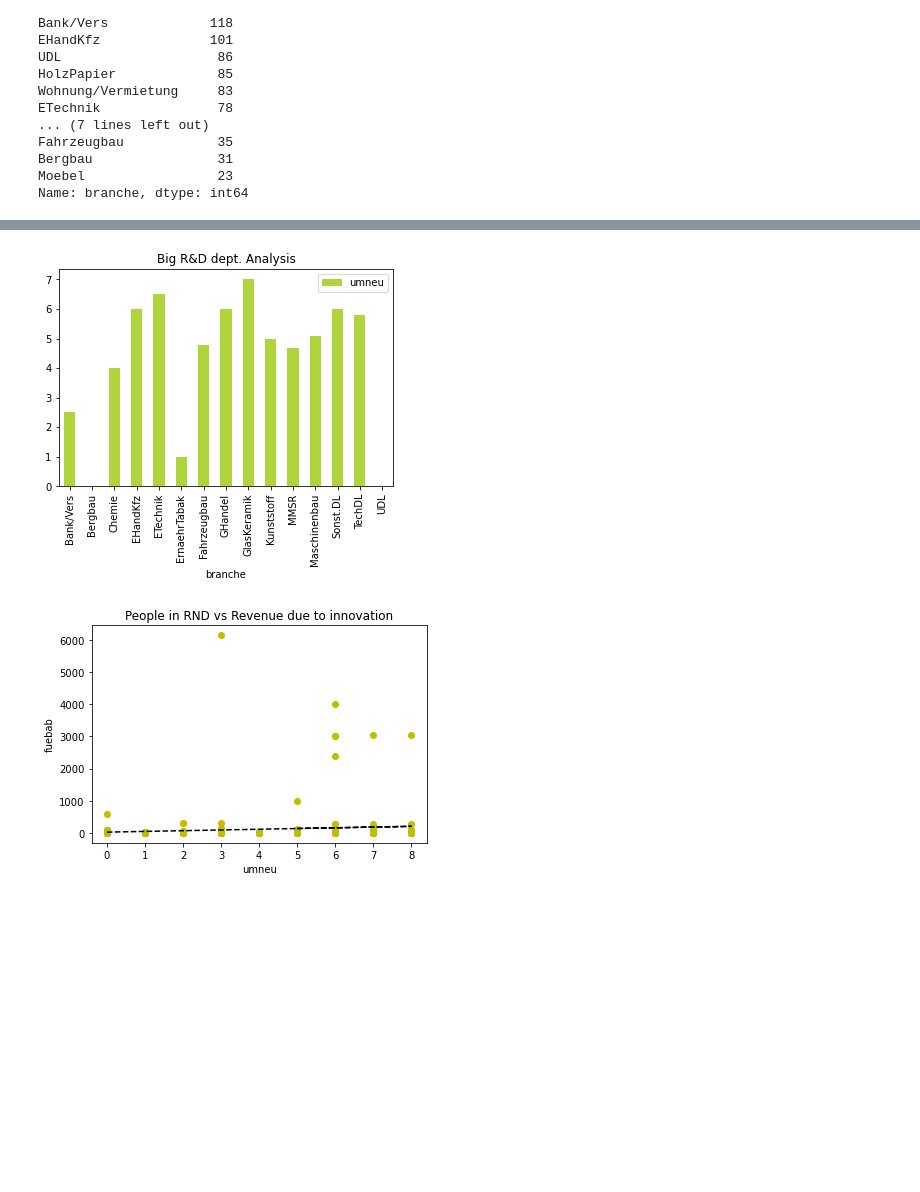
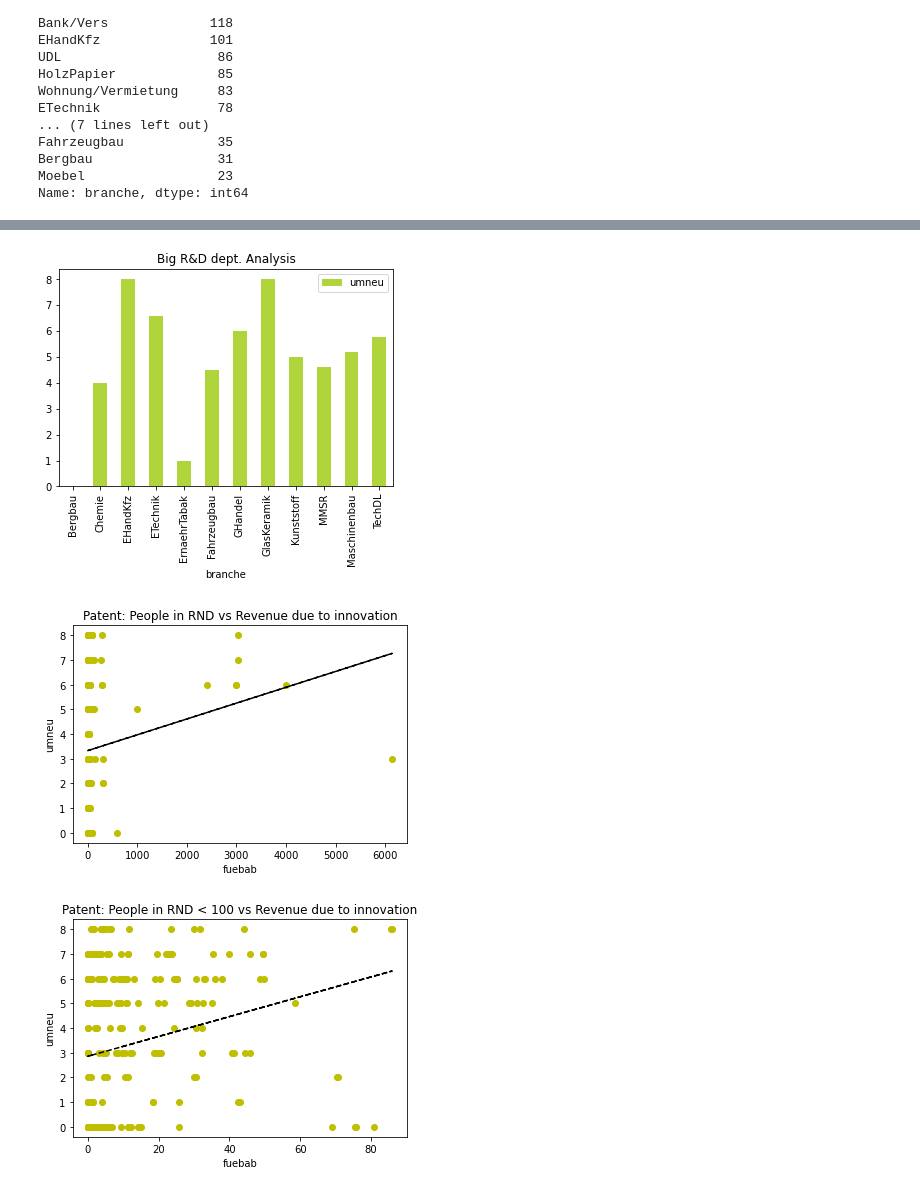
Before and after one commit to limarizon/Economics-and-Innovation-of-IP-Practica, a Jupyter notebook: script.ipynb, the cells around one changed output, grey strips where cells are left out. Saved outputs shown, nothing was run; the diff lists cells and outputs as text; code cells hidden in the pictures; blank space fills up the shorter version.

Commit message:
Completed the addition of RND personnel to all data

```diff
--- a/script.ipynb
+++ b/script.ipynb
@@ -385,26 +365,23 @@ dfCommon = dfCommon.replace(['x=0','0<x<5','5<=x<10','10<=x<15','15<=x<20',
                                            '20<=x<30','30<=x<50', '50<=x<75', '75<=x<=100'],
                                           [0,1,2,3,4,5,6,7,8])
 dfCommon = dfCommon.loc[dfCommon['schutz1']=='ja']
+dfCommonPat = dfCommon
 dfCommon['branche'].unique()
 patentAnalysis = dfCommon.groupby('branche', as_index=False)['umneu'].mean()
 print(patentAnalysis)
 patentAnalysis.plot(kind='bar', x='branche', y= 'umneu', color='#b0d43b')
-plt.title("General R&D dept. Analysis")
+plt.title("General R&D dept. Analysis for Patent")
 plt.show()
 
 #Now take the people working in RND into consideration
-dfCommonPat = dataSet.filter(items=['branche', 'umneu', 'schutz1', 'fuebab'])
 #dfCommonPat = dfCommonPat['fuebab'].fillna(0, inplace=True)
 print(dfCommonPat)
-dfCommonPat = dfCommonPat.replace(['x=0','0<x<5','5<=x<10','10<=x<15','15<=x<20',
-                                           '20<=x<30','30<=x<50', '50<=x<75', '75<=x<=100'],
-                                          [0,1,2,3,4,5,6,7,8])
 
 dfCommonPatBig = dfCommonPat.loc[dfCommonPat['fuebab']>30]
-dfCommonPat = dfCommonPat.loc[dfCommonPat['fuebab']<30]
+dfCommonPatSmall = dfCommonPat.loc[dfCommonPat['fuebab']<30]
 
 #small RND dept
-patentAnalysisSmallBus = dfCommonPat.groupby('branche', as_index=False)['umneu'].mean()
+patentAnalysisSmallBus = dfCommonPatSmall.groupby('branche', as_index=False)['umneu'].mean()
 patentAnalysisSmallBus.plot(kind='bar', x='branche', y= 'umneu', color='#b0d43b')
 plt.title("Small R&D dept. Analysis")
 plt.show()
@@ -416,8 +393,8 @@ plt.title("Big R&D dept. Analysis")
 plt.show()
 
 #Check for lin relation between revenue due to inno witrh RND personel
-dfCommon['fuebab'].fillna(0, inplace=True)
-dfCommon['umneu'].fillna(0, inplace=True)
+dfCommonPat['fuebab'].fillna(0, inplace=True)
+dfCommonPat['umneu'].fillna(0, inplace=True)
 X = dfCommon[['fuebab']] #fuebab is een controle var nu.
 X = sm.add_constant(X)
 Y = dfCommon['umneu']
@@ -428,14 +405,26 @@ print_model = model.summary()
 print(print_model)
 
 #Plot the lin regression
-x = dfCommon['umneu']
-y = dfCommon['fuebab']
+x = dfCommonPat['fuebab']
+y = dfCommonPat['umneu']
 coef = np.polyfit(x, y, 1)
 polynomialFn = np.poly1d(coef)
 pl.plot(x, y, 'yo', x, polynomialFn(x), '--k')
-pl.xlabel('umneu')
-pl.ylabel('fuebab')
-plt.title('People in RND vs Revenue due to innovation')
+pl.xlabel('fuebab')
+pl.ylabel('umneu')
+plt.title('Patent: People in RND vs Revenue due to innovation')
+plt.show()
+
+#Plot the lin regression for companies with under 100 working in RND
+dfCommonPat = dfCommonPat.loc[dfCommonPat['fuebab']<=100]
+x = dfCommonPat['fuebab']
+y = dfCommonPat['umneu']
+coef = np.polyfit(x, y, 1)
+polynomialFn = np.poly1d(coef)
+pl.plot(x, y, 'yo', x, polynomialFn(x), '--k')
+pl.xlabel('fuebab')
+pl.ylabel('umneu')
+plt.title('Patent: People in RND < 100 vs Revenue due to innovation')
 plt.show()
 
 #brief description of the data
@@ -464,5 +453,6 @@ dtype: float64
-[figure, old version]
+[figure, new version]
-[figure, old version]
+[figure, new version]
+[figure, added]
 # %%
 #Prototype
 
```
Also changed, not shown: parts of 13 cells of this notebook.
